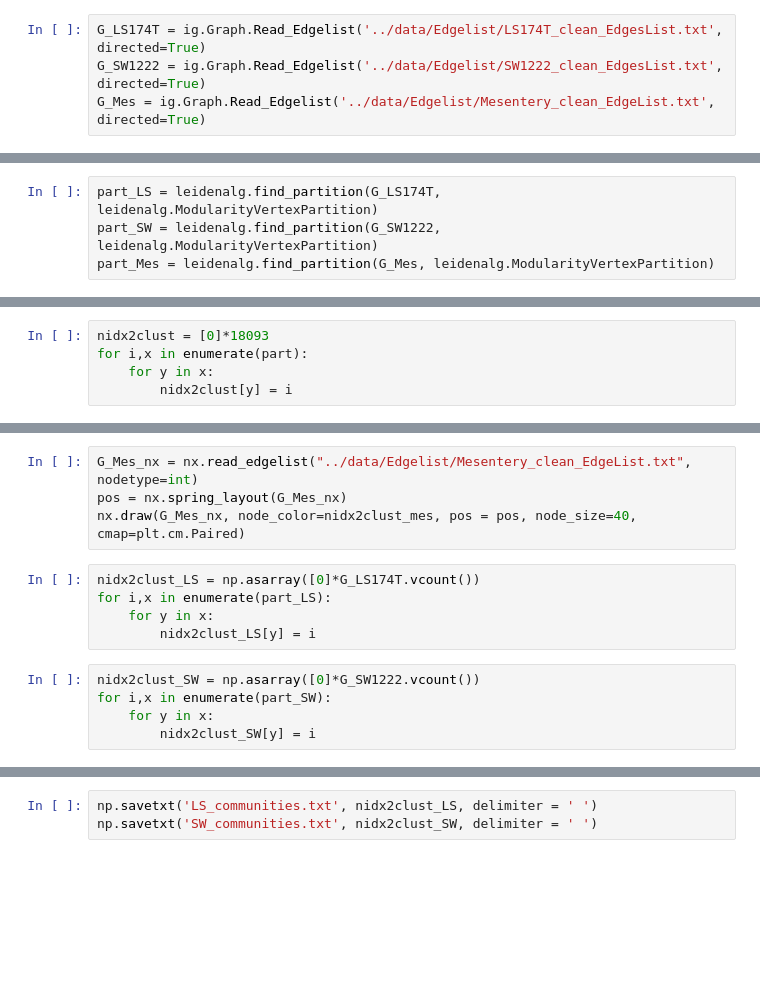
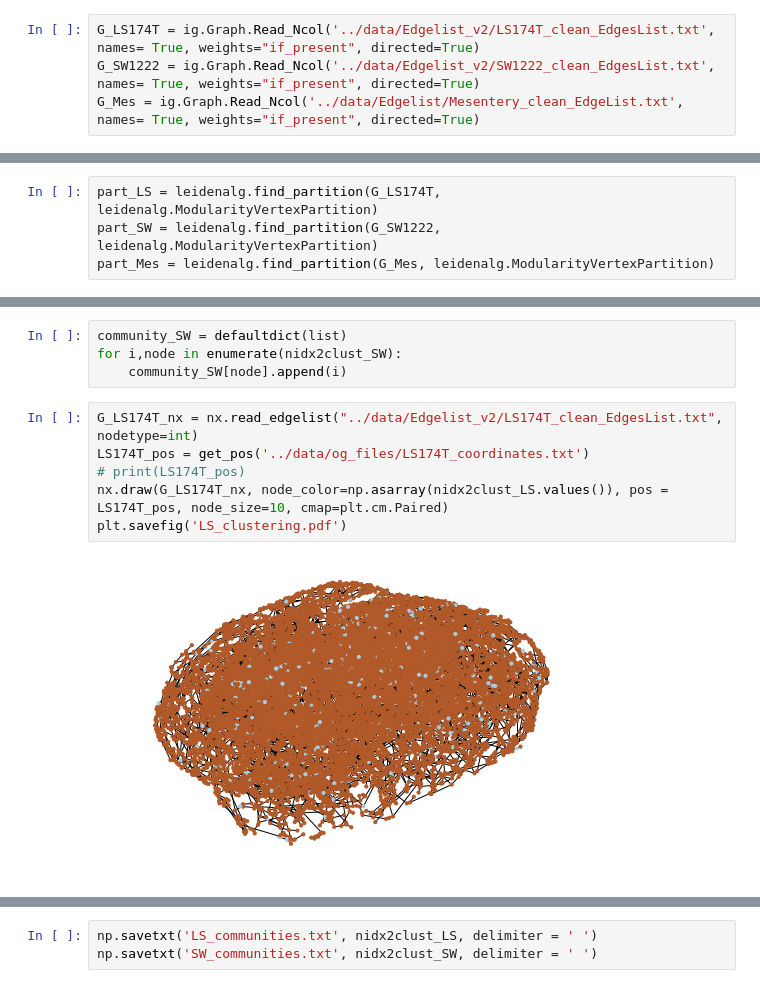
Before and after one commit to magdyksaleh/cs224w_ssm, a Jupyter notebook: notebooks/community.ipynb, the cells around one changed output, grey strips where cells are left out. Saved outputs shown, nothing was run; the diff lists cells and outputs as text; blank space fills up the shorter version.

```diff
--- a/notebooks/community.ipynb
+++ b/notebooks/community.ipynb
@@ -18,7 +29,7 @@ def get_pos(txt_file):
 # %%
-G_LS174T = ig.Graph.Read_Edgelist('../data/Edgelist/LS174T_clean_EdgesList.txt', directed=True)
-G_SW1222 = ig.Graph.Read_Edgelist('../data/Edgelist/SW1222_clean_EdgesList.txt', directed=True)
-G_Mes = ig.Graph.Read_Edgelist('../data/Edgelist/Mesentery_clean_EdgeList.txt', directed=True)
+G_LS174T = ig.Graph.Read_Ncol('../data/Edgelist_v2/LS174T_clean_EdgesList.txt', names= True, weights="if_present", directed=True)
+G_SW1222 = ig.Graph.Read_Ncol('../data/Edgelist_v2/SW1222_clean_EdgesList.txt', names= True, weights="if_present", directed=True)
+G_Mes = ig.Graph.Read_Ncol('../data/Edgelist/Mesentery_clean_EdgeList.txt', names= True, weights="if_present", directed=True)
 # %%
 part_LS = leidenalg.find_partition(G_LS174T, leidenalg.RBConfigurationVertexPartition)
 part_SW = leidenalg.find_partition(G_SW1222, leidenalg.RBConfigurationVertexPartition)
@@ -41,5 +40,0 @@ pd.Series(lens_LS).plot()
-# %%
-nidx2clust = [0]*18093
-for i,x in enumerate(part):
-    for y in x:
-        nidx2clust[y] = i
@@ -54,15 +99,13 @@ for i,x in enumerate(part_Mes):
+# %%
+community_SW = defaultdict(list)
+for i,node in enumerate(nidx2clust_SW):
+    community_SW[node].append(i)
 # %%
-G_Mes_nx = nx.read_edgelist("../data/Edgelist/Mesentery_clean_EdgeList.txt", nodetype=int)
-pos = nx.spring_layout(G_Mes_nx)
-nx.draw(G_Mes_nx, node_color=nidx2clust_mes, pos = pos, node_size=40, cmap=plt.cm.Paired)
+G_LS174T_nx = nx.read_edgelist("../data/Edgelist_v2/LS174T_clean_EdgesList.txt", nodetype=int)
+LS174T_pos = get_pos('../data/og_files/LS174T_coordinates.txt')
+# print(LS174T_pos)
+nx.draw(G_LS174T_nx, node_color=np.asarray(nidx2clust_LS.values()), pos = LS174T_pos, node_size=10, cmap=plt.cm.Paired)
+plt.savefig('LS_clustering.pdf')
+# %% [output]
+[figure, added]
-# %%
-nidx2clust_LS = np.asarray([0]*G_LS174T.vcount())
-for i,x in enumerate(part_LS):
-    for y in x:
-        nidx2clust_LS[y] = i
-# %%
-nidx2clust_SW = np.asarray([0]*G_SW1222.vcount())
-for i,x in enumerate(part_SW):
-    for y in x:
-        nidx2clust_SW[y] = i
 # %%
```
Also changed, not shown: parts of 24 cells of this notebook, 10 other files.
